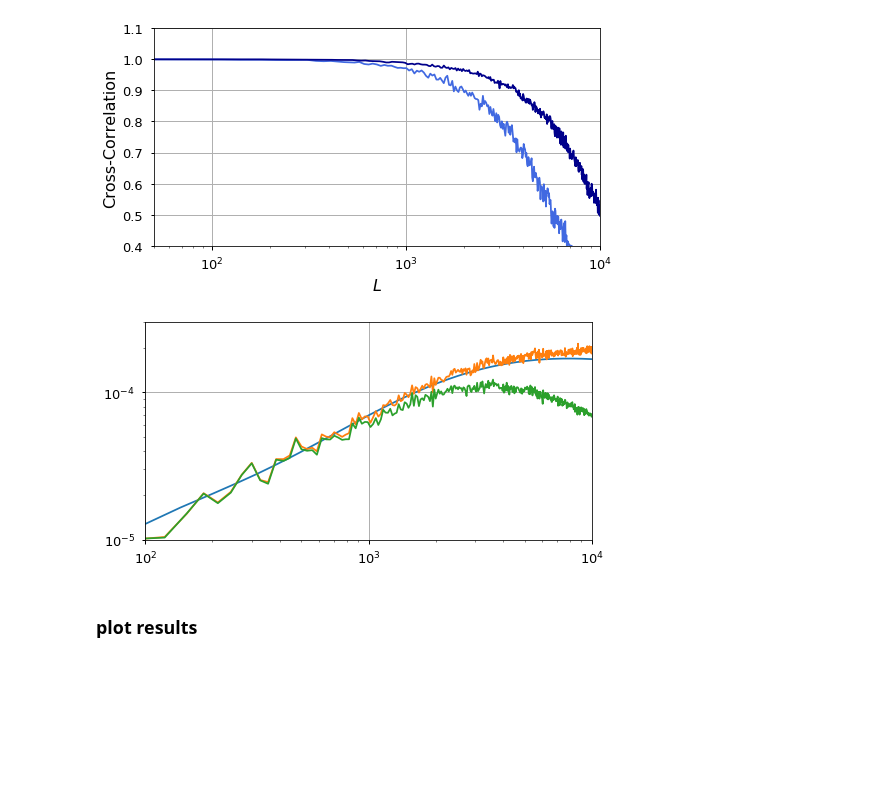
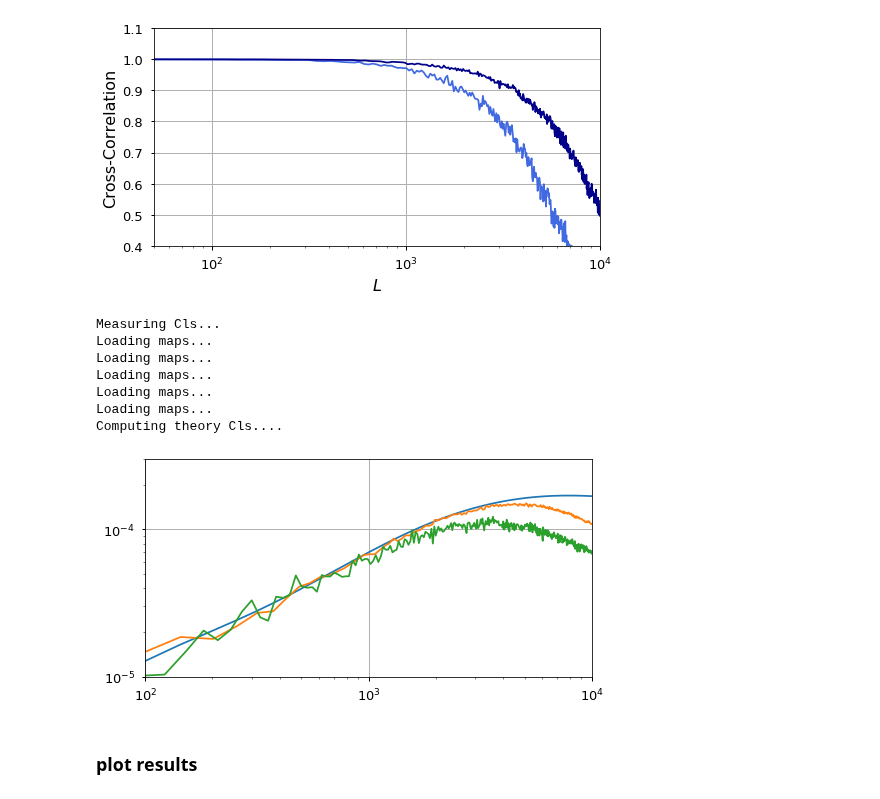
Before and after one commit to VMBoehm/MADLens, a Jupyter notebook: notebooks/PlotResults-publications.ipynb, the cells around one changed output. Saved outputs shown, nothing was run; the diff lists cells and outputs as text; code cells hidden in the pictures; blank space fills up the shorter version.

```diff
--- a/notebooks/PlotResults-publications.ipynb
+++ b/notebooks/PlotResults-publications.ipynb
@@ -440,16 +440,27 @@ plt.show()
 # %%
 plt.figure(figsize=(8,4))
 l= cross_power['k']
 halofit = runs['512']['interp']['1.0'].theory_cls['1.0']['clkk']
 LL = runs['512']['interp']['1.0'].theory_cls['1.0']['L']
+
+runs['512']['interp']['1.0'].fill_cl_dicts(downsample=True)
+pp = runs['512']['interp']['1.0'].measured_cls['1.0']['clkk']
+L = runs['512']['interp']['1.0'].measured_cls['1.0']['L']
 plt.loglog(LL,LL*(LL+1)/2./np.pi*halofit)
-plt.loglog(l,l*(l+1)/2./np.pi*power1['power'])
+plt.loglog(L,L*(L+1)/2./np.pi*pp)
 plt.loglog(l,l*(l+1)/2./np.pi*power2['power'])
 plt.xlim(100,1e4)
 plt.ylim(1e-5,3e-4)
 plt.grid()
 # %% [output]
+Measuring Cls...
+Loading maps...
+Loading maps...
+Loading maps...
+Loading maps...
+Loading maps...
+Computing theory Cls....
-[figure, old version]
+[figure, new version]
 # %% [markdown]
 ### plot results
 # %%
```
Also changed, not shown: 2 other files.
